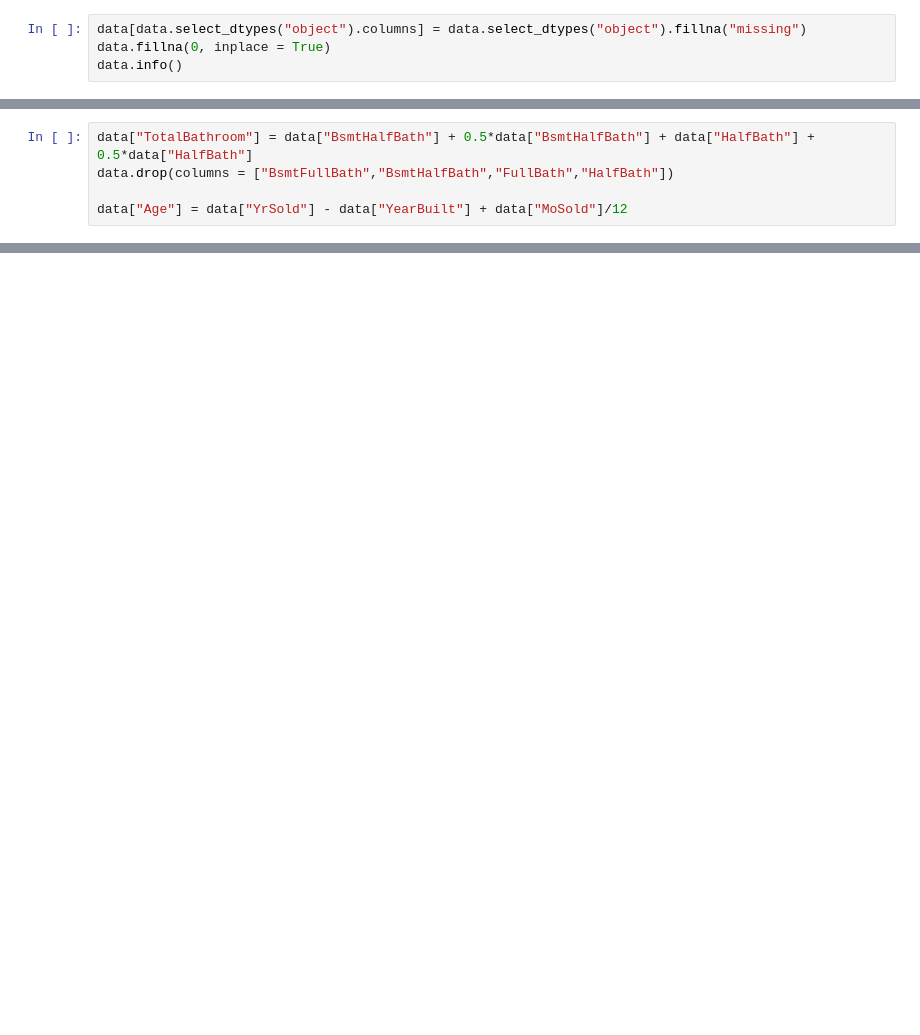
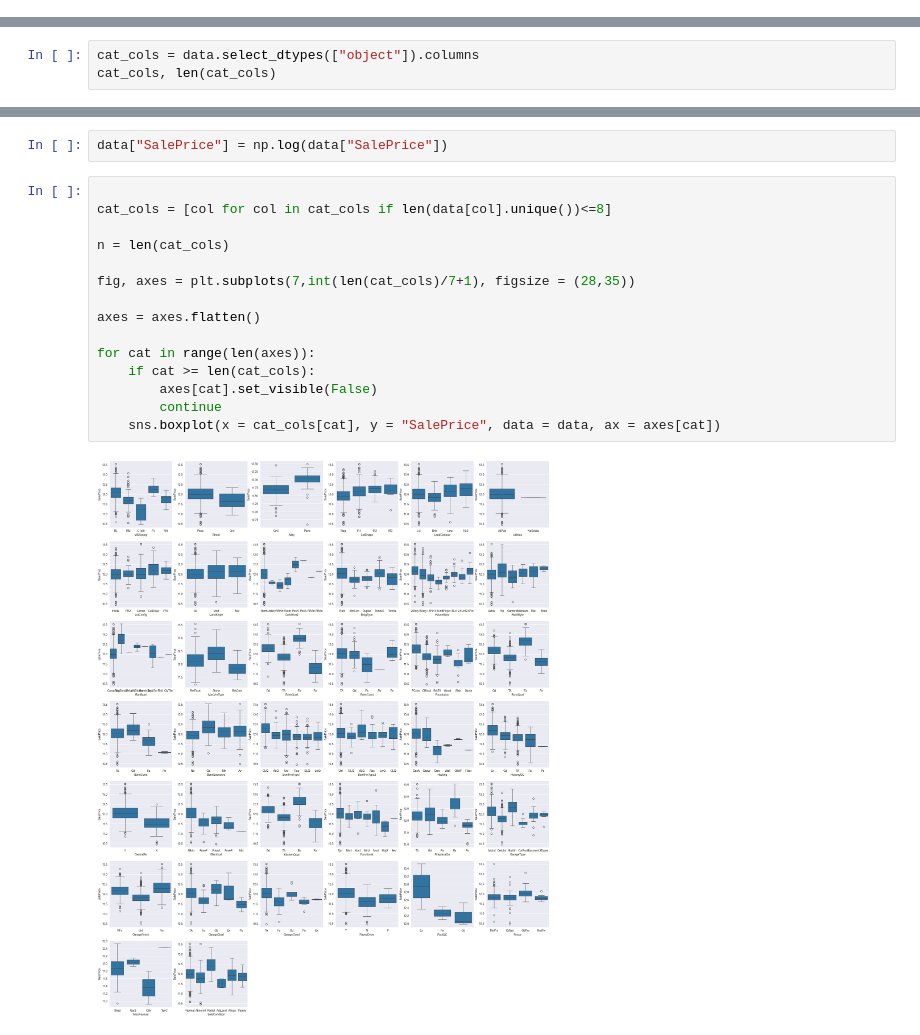
Before and after one commit to indian-coder-aarush/Learning, a Jupyter notebook: HousePriceEDA.ipynb, the cells around one changed output, grey strips where cells are left out. Saved outputs shown, nothing was run; the diff lists cells and outputs as text; blank space fills up the shorter version.

Commit message:
made a nice visualisation session

```diff
--- a/HousePriceEDA.ipynb
+++ b/HousePriceEDA.ipynb
@@ -75,4 +19,0 @@ sns.boxplot(x = "FireplaceQu" , y = "SalePrice", data = data)
-# %%
-data[data.select_dtypes("object").columns] = data.select_dtypes("object").fillna("missing")
-data.fillna(0, inplace = True)
-data.info()
@@ -101,5 +19,0 @@ Index([], dtype='object')
-# %%
-data["TotalBathroom"] = data["BsmtHalfBath"] + 0.5*data["BsmtHalfBath"] + data["HalfBath"] + 0.5*data["HalfBath"]
-data.drop(columns = ["BsmtFullBath","BsmtHalfBath","FullBath","HalfBath"])
-
-data["Age"] = data["YrSold"] - data["YearBuilt"] + data["MoSold"]/12
@@ -161,0 +20,3 @@ Length: 80, dtype: float64
+# %%
+cat_cols = data.select_dtypes(["object"]).columns
+cat_cols, len(cat_cols)
@@ -161,0 +35,19 @@ Length: 80, dtype: float64
+# %%
+data["SalePrice"] = np.log(data["SalePrice"])
+# %%
+
+cat_cols = [col for col in cat_cols if len(data[col].unique())<=8]
+
+n = len(cat_cols)
+
+fig, axes = plt.subplots(7,int(len(cat_cols)/7+1), figsize = (28,35))
+
+axes = axes.flatten()
+
+for cat in range(len(axes)):
+    if cat >= len(cat_cols):
+        axes[cat].set_visible(False)
+        continue
+    sns.boxplot(x = cat_cols[cat], y = "SalePrice", data = data, ax = axes[cat])
+# %% [output]
+[figure, added]
```
Also changed, not shown: parts of 17 cells of this notebook.
